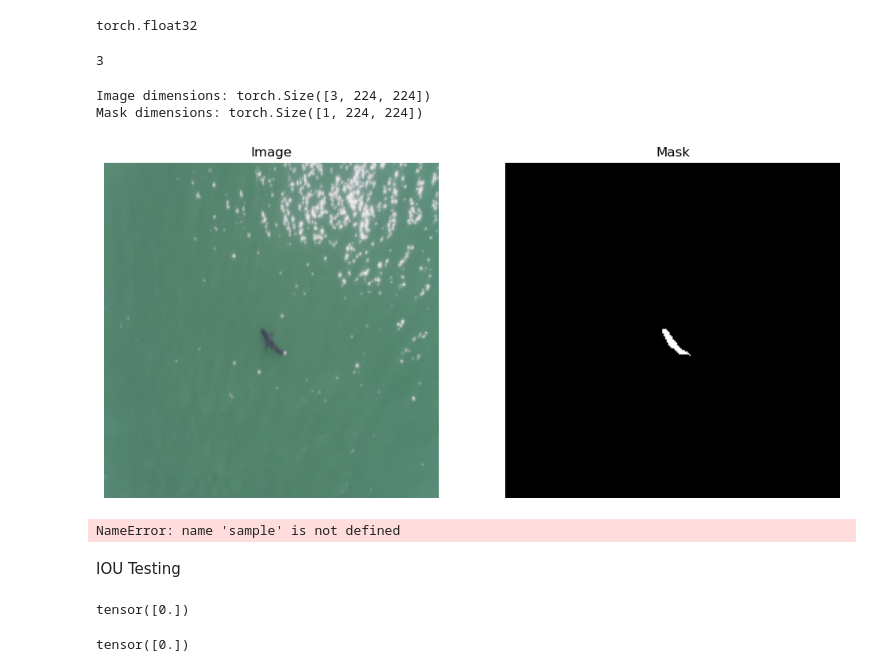
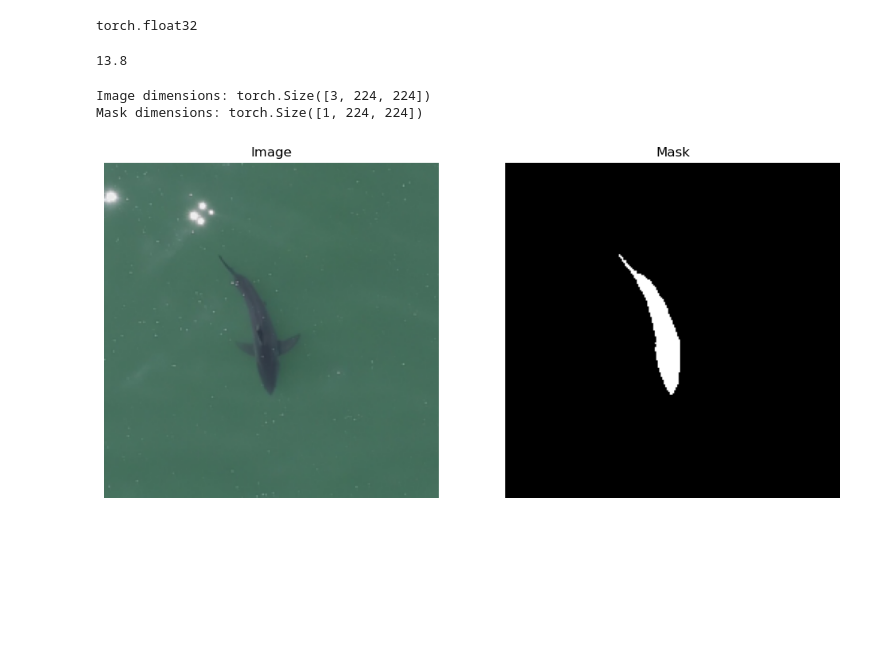
Before and after one commit to alexandradigiacomo/sharkbody_seg, a Jupyter notebook: notebooks/test_dataloader.ipynb, the cells around one changed output. Saved outputs shown, nothing was run; the diff lists cells and outputs as text; code cells hidden in the pictures; blank space fills up the shorter version.

```diff
--- a/notebooks/test_dataloader.ipynb
+++ b/notebooks/test_dataloader.ipynb
@@ -93,10 +89,11 @@ sample
 sample["mask"].dtype
 # %% [output]
 torch.float32
-# %%
-sample['image'].dim()
-# %% [output]
-3
+# %%
+sample = dataset[0]
+sample['relative_altitude']
+# %% [output]
+13.8
 # %%
 # check dimensions of tensors
 
@@ -108,51 +105,26 @@ print(f"Mask dimensions: {mask_tensor.shape if hasattr(mask_tensor, 'shape') els
 Image dimensions: torch.Size([3, 224, 224])
 Mask dimensions: torch.Size([1, 224, 224])
 # %%
+sample = dataset[9]
+img_tensor = sample['image']
+mask_tensor = sample['mask']
+
 # check plots
-
 img_display = img_tensor.numpy().transpose(1, 2, 0)  # Convert to (H, W, C)
 mask_display = mask_tensor.squeeze(0).numpy()  # Convert from (1, H, W) to (H, W)
 
 fig, axes = plt.subplots(1, 2, figsize=(12, 6)) # two subplots
 
 # image plot
 axes[0].imshow(img_display)
 axes[0].set_title("Image")
 axes[0].axis('off')
 
 # mask plot
 axes[1].imshow(mask_display, cmap='gray')  # Use 'gray' colormap for mask
 axes[1].set_title("Mask")
 axes[1].axis('off')
 
 plt.show()
 # %% [output]
-[figure, old version]
+[figure, new version]
-# %%
-# load model
-'Projects/bodycondition/sharkbody_seg/runs/unet_smp/demo_run/checkpoint/checkpoint_epoch100.pth'
-
-# model.predict(preprocessed img)
-# %% [output]
-NameError: name 'sample' is not defined
-# %% [markdown]
-IOU Testing
-# %%
-background_mask = torch.zeros_like(mask_tensor)
-foreground_mask = torch.ones_like(mask_tensor)
-
-torch.unique(background_mask)
-# %% [output]
-tensor([0.])
-# %%
-#preds = (mask_tensor > 0).to(torch.long)
-preds = background_mask.to(torch.long)
-
-#target = (mask_tensor > 0).to(torch.long)
-#target = background_mask.to(torch.long)
-target = foreground_mask.to(torch.long)
-
-iou = mean_iou(preds, target, num_classes = 2, input_format = "index")
-print(iou)
-# %% [output]
-tensor([0.])
```
Also changed, not shown: parts of 4 cells of this notebook, 8 other files.
